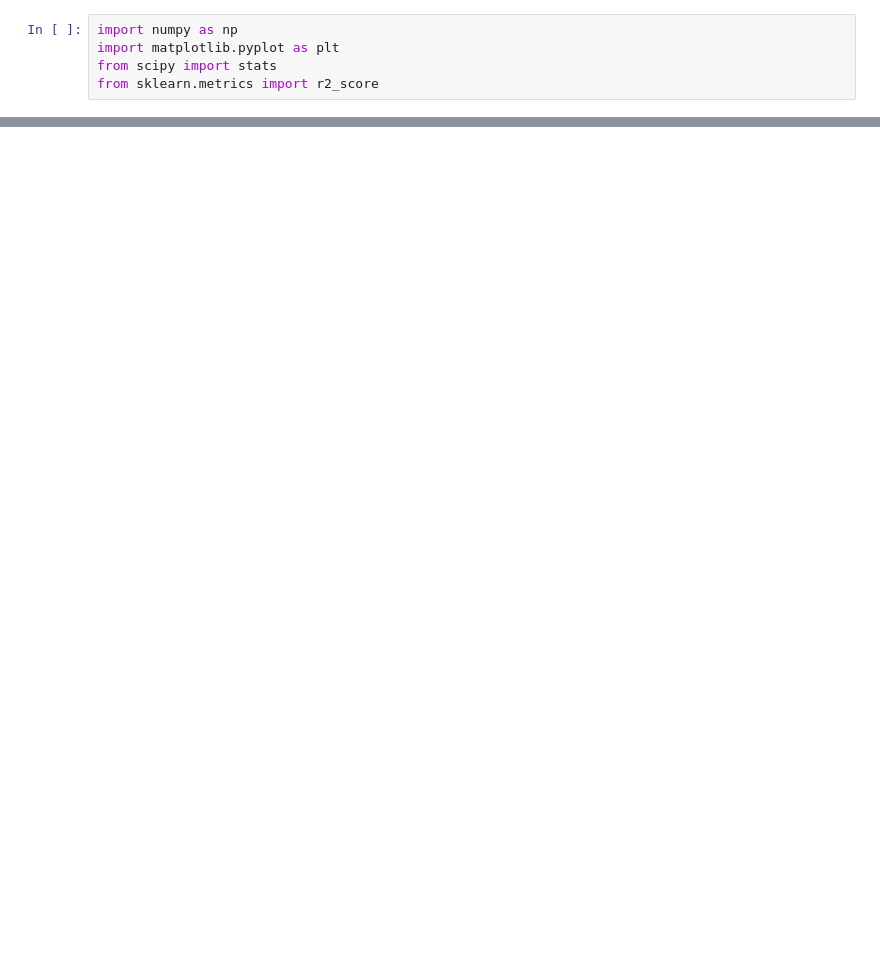
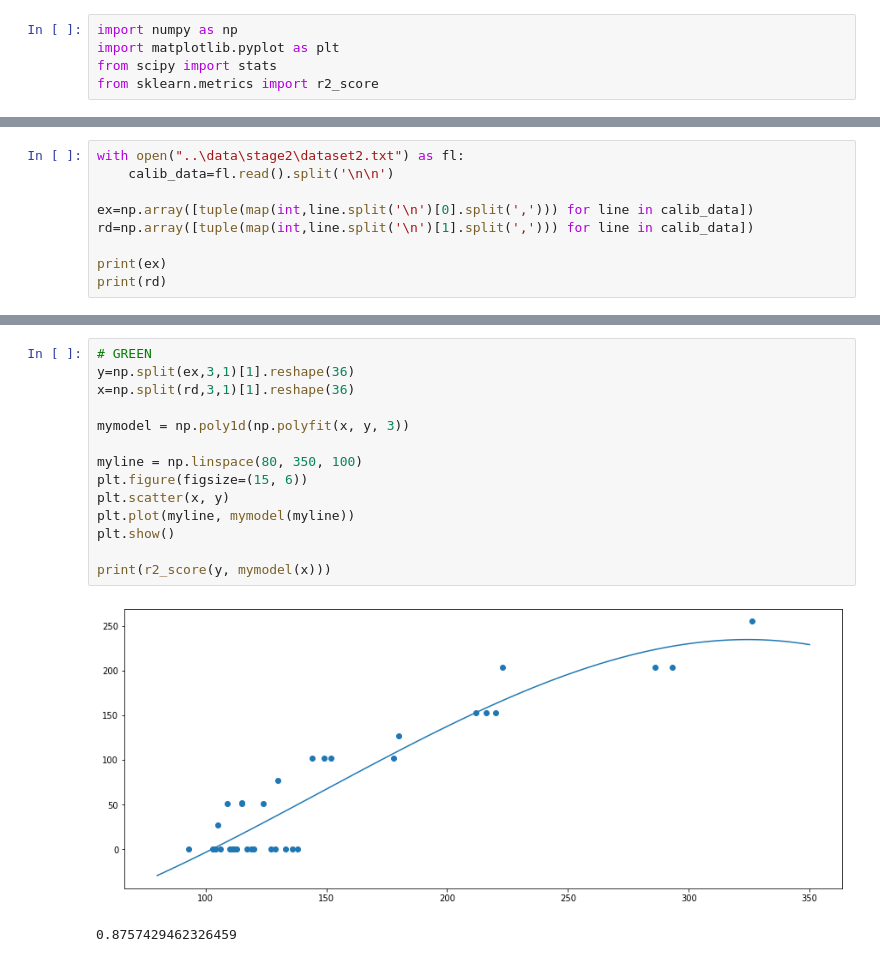
Before and after one commit to KCSAbeywickrama/rgb-g2, a Jupyter notebook: calibration/algo/regr.ipynb, the cells around one changed output, grey strips where cells are left out. Cells and saved outputs as stored; diff of their text form; blank space fills up the shorter version.

```diff
--- a/calibration/algo/regr.ipynb
+++ b/calibration/algo/regr.ipynb
@@ -83,0 +86,9 @@ print(r2_score(y, mymodel(x)))
+# %%
+with open("..\data\stage2\dataset2.txt") as fl:
+    calib_data=fl.read().split('\n\n')
+
+ex=np.array([tuple(map(int,line.split('\n')[0].split(','))) for line in calib_data])
+rd=np.array([tuple(map(int,line.split('\n')[1].split(','))) for line in calib_data])
+
+print(ex)
+print(rd)
@@ -83,0 +131,17 @@ print(r2_score(y, mymodel(x)))
+# %%
+# GREEN
+y=np.split(ex,3,1)[1].reshape(36)
+x=np.split(rd,3,1)[1].reshape(36)
+
+mymodel = np.poly1d(np.polyfit(x, y, 3))
+
+myline = np.linspace(80, 350, 100)
+plt.figure(figsize=(15, 6))
+plt.scatter(x, y)
+plt.plot(myline, mymodel(myline))
+plt.show()
+
+print(r2_score(y, mymodel(x)))
+# %% [output]
+[figure, added]
+0.8757429462326459
```
Also changed, not shown: parts of 7 cells of this notebook, 2 other files.
